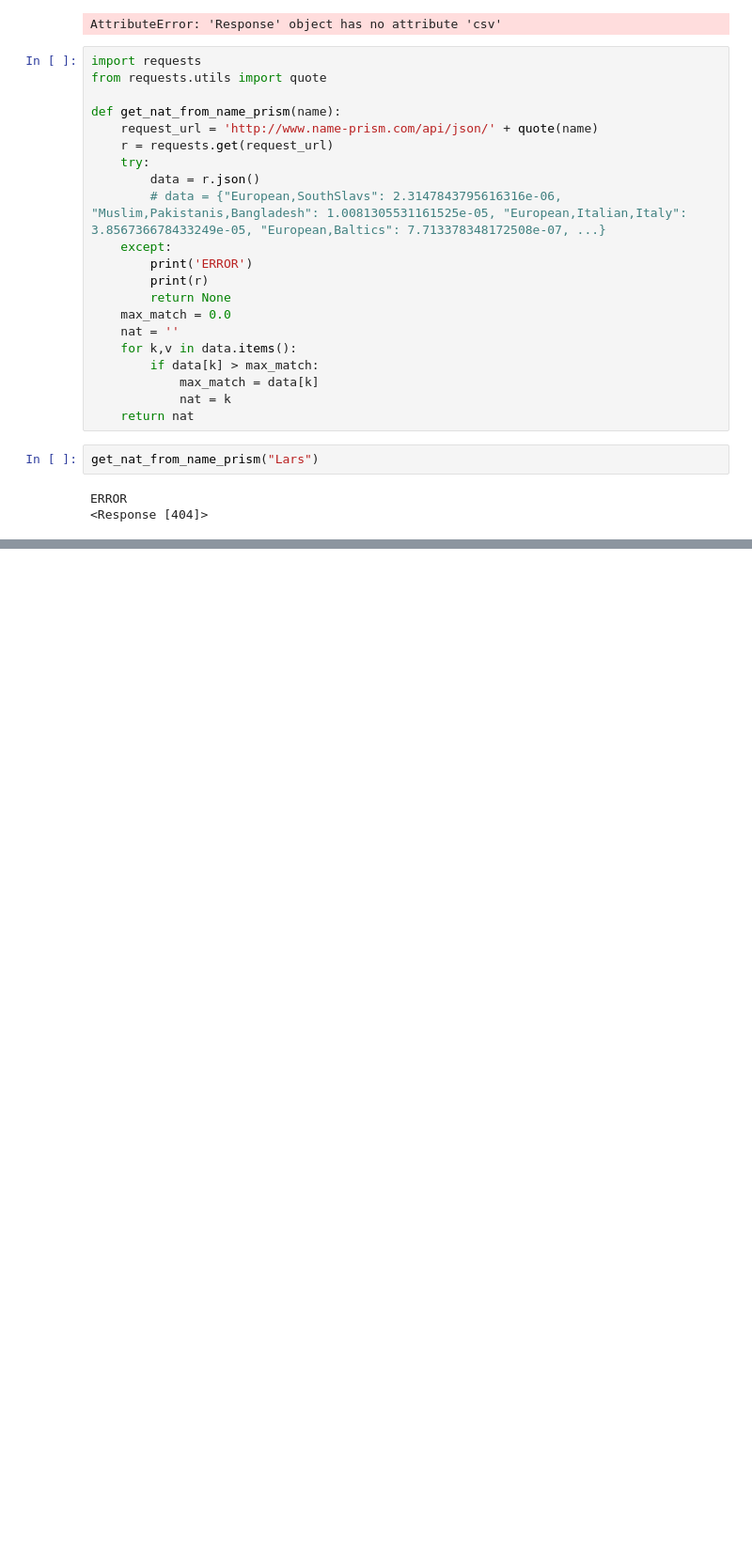
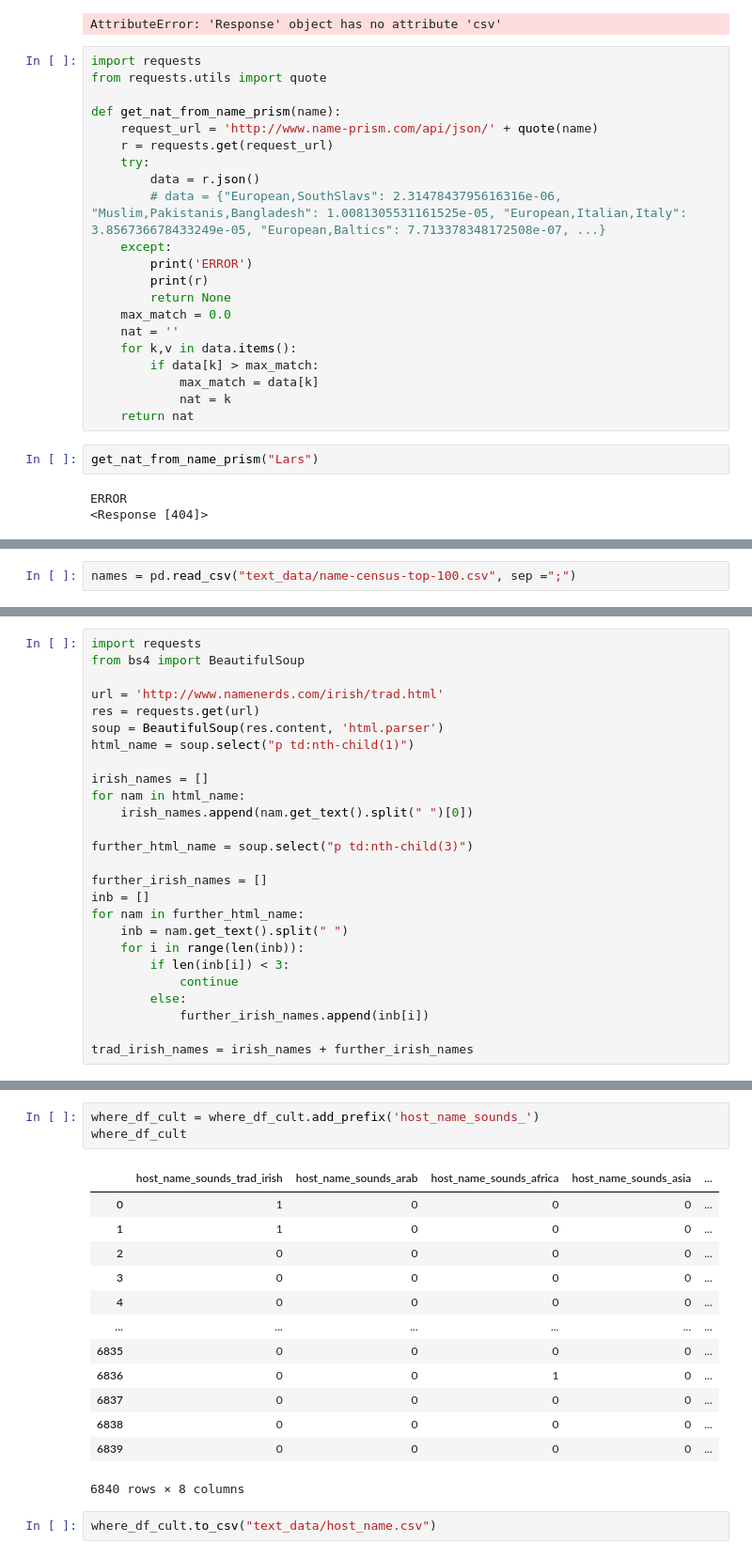
Before and after one commit to dmnk1308/DubAir, a Jupyter notebook: Text_Analysis.ipynb, the cells around one changed output, grey strips where cells are left out. Shown at 94% size. Saved outputs shown, nothing was run; the diff lists cells and outputs as text; blank space fills up the shorter version.

Commit message:
text forgot

```diff
--- a/Text_Analysis.ipynb
+++ b/Text_Analysis.ipynb
@@ -822,0 +823,2 @@ IMPUTATIONEN
+# %%
+names = pd.read_csv("text_data/name-census-top-100.csv", sep =";")
@@ -822,0 +946,26 @@ IMPUTATIONEN
+# %%
+import requests
+from bs4 import BeautifulSoup
+
+url = 'http://www.namenerds.com/irish/trad.html'
+res = requests.get(url)
+soup = BeautifulSoup(res.content, 'html.parser')
+html_name = soup.select("p td:nth-child(1)")
+
+irish_names = []
+for nam in html_name:
+    irish_names.append(nam.get_text().split(" ")[0])
+
+further_html_name = soup.select("p td:nth-child(3)")
+
+further_irish_names = []
+inb = []
+for nam in further_html_name:
+    inb = nam.get_text().split(" ")
+    for i in range(len(inb)):
+        if len(inb[i]) < 3:
+            continue
+        else:
+            further_irish_names.append(inb[i])
+
+trad_irish_names = irish_names + further_irish_names
@@ -822,0 +1058,19 @@ IMPUTATIONEN
+# %%
+where_df_cult = where_df_cult.add_prefix('host_name_sounds_')
+where_df_cult
+# %% [output]
+|  | host_name_sounds_trad_irish | host_name_sounds_arab | host_name_sounds_africa | host_name_sounds_asia | ... |
+| 0 | 1 | 0 | 0 | 0 | ... |
+| 1 | 1 | 0 | 0 | 0 | ... |
+| 2 | 0 | 0 | 0 | 0 | ... |
+| 3 | 0 | 0 | 0 | 0 | ... |
+| 4 | 0 | 0 | 0 | 0 | ... |
+| ... | ... | ... | ... | ... | ... |
+| 6835 | 0 | 0 | 0 | 0 | ... |
+| 6836 | 0 | 0 | 1 | 0 | ... |
+| 6837 | 0 | 0 | 0 | 0 | ... |
+| 6838 | 0 | 0 | 0 | 0 | ... |
+| 6839 | 0 | 0 | 0 | 0 | ... |
+6840 rows × 8 columns
+# %%
+where_df_cult.to_csv("text_data/host_name.csv")
```
Also changed, not shown: parts of 7 cells of this notebook.
